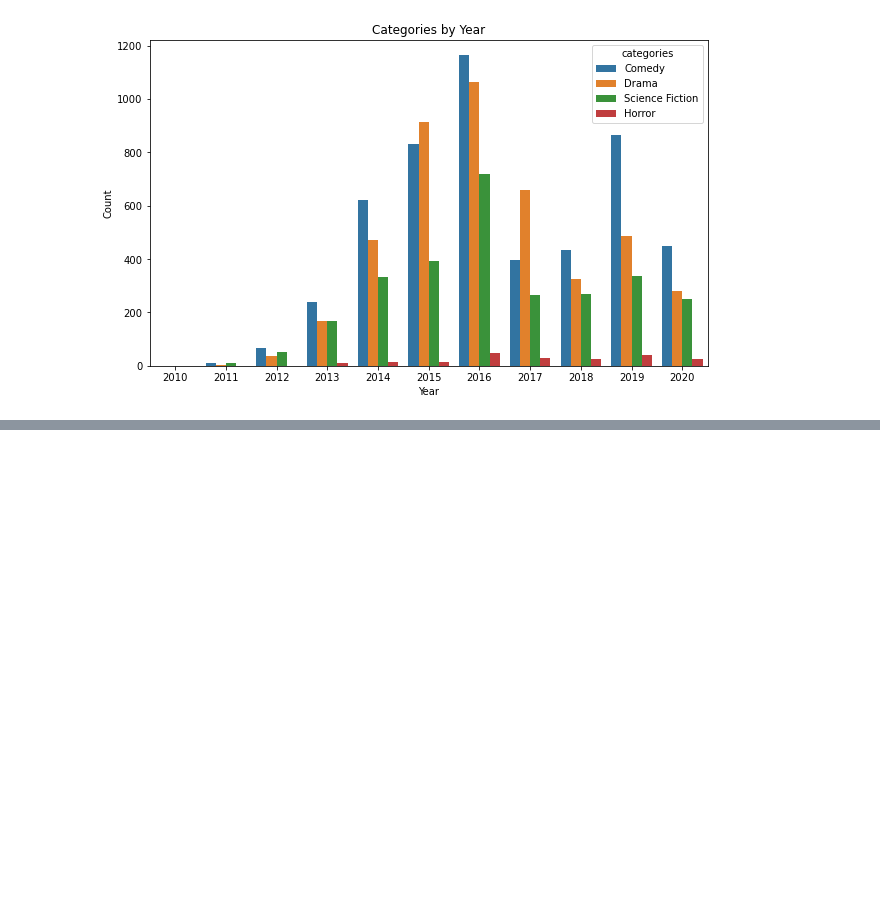
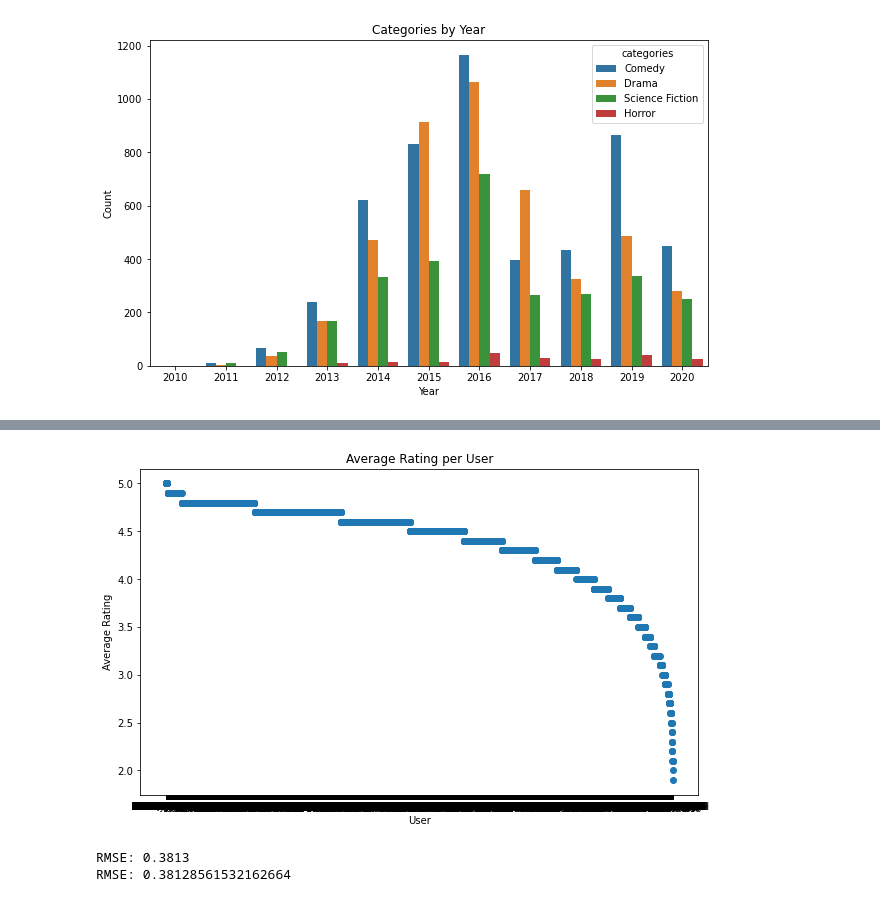
Before and after one commit to WambuiMunene/Grp_1_Capstone-Project, a Jupyter notebook: index.ipynb, the cells around one changed output, grey strips where cells are left out. Drawn from its saved outputs; the diff is of its cells as text; code cells hidden in the pictures; blank space fills up the shorter version.

```diff
--- a/index.ipynb
+++ b/index.ipynb
@@ -234,0 +265,40 @@ plt.show()
+# %%
+# Calculating average rating per user
+average_rating_per_user = prime_video_df.groupby('asin')['average_rating'].mean().sort_values(ascending=False)
+
+# plotting scatter plot for average rating per user
+plt.figure(figsize=(10,6))
+plt.scatter(average_rating_per_user.index, average_rating_per_user.values)
+plt.title('Average Rating per User')
+plt.xlabel('User')
+plt.ylabel('Average Rating')
+plt.show()
+# %% [output]
+[figure, added]
+# %%
+from surprise import SVD, Dataset, Reader, accuracy
+from surprise.model_selection import train_test_split
+
+# Create a Reader to specify the rating scale
+reader = Reader(rating_scale=(1, 5))
+
+# Load the data from the DataFrame
+data = Dataset.load_from_df(prime_video_df[['asin', 'title_y', 'rating']], reader)
+
+# Split the data into training and test sets
+train_data, test_data = train_test_split(data, test_size=0.2, random_state=0)
+
+# Choose a simple collaborative filtering model
+model = SVD()
+
+# Train the model
+model.fit(train_data)
+
+# Evaluate the model
+predictions = model.test(test_data)
+
+# Print RMSE
+print('RMSE:', accuracy.rmse(predictions))
+# %% [output]
+RMSE: 0.3813
+RMSE: 0.38128561532162664
```
Also changed, not shown: parts of 3 cells of this notebook.
